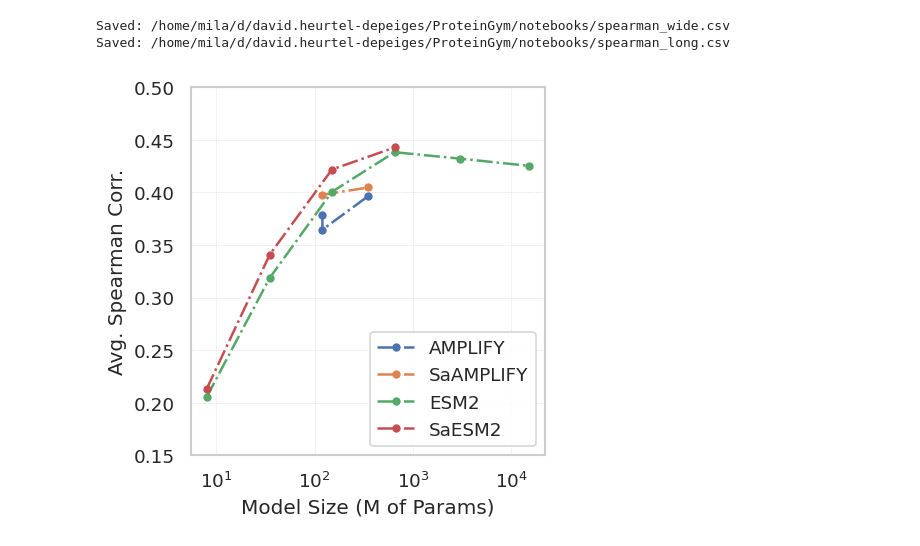
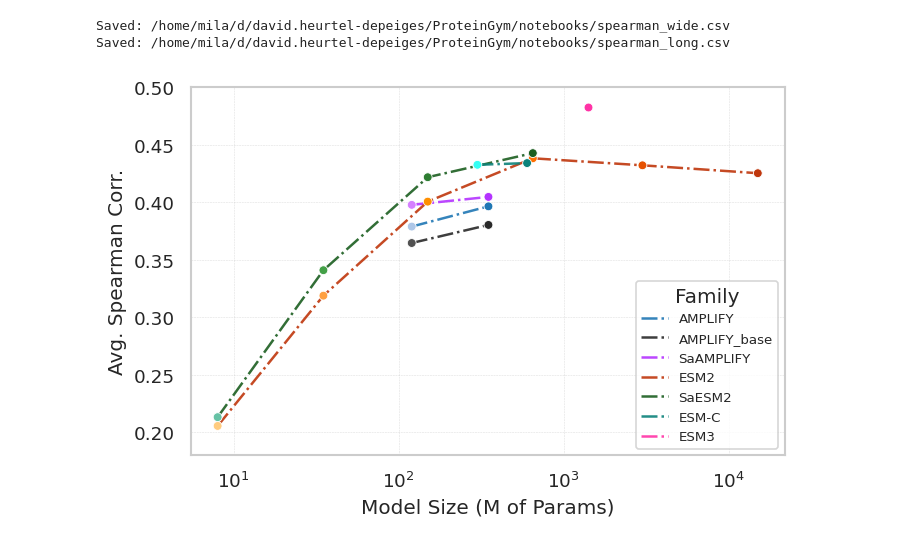
Before and after one commit to david-heurtel-depeiges/ProteinGym, a Jupyter notebook: notebooks/analyze_DMS_zero_shot_results.ipynb, the cells around one changed output. Saved outputs shown, nothing was run; the diff lists cells and outputs as text; code cells hidden in the pictures.

Commit message:
Result analysis

```diff
--- a/notebooks/analyze_DMS_zero_shot_results.ipynb
+++ b/notebooks/analyze_DMS_zero_shot_results.ipynb
@@ -217,6 +221,7 @@ model_paths = {
     "AMPLIFY_350M": "/network/scratch/d/david.heurtel-depeiges/proteingym/results/zero_shot_substitutions_scores/AMPLIFY/350M_hf_mm",
     "AMPLIFY_120M": "/network/scratch/d/david.heurtel-depeiges/proteingym/results/zero_shot_substitutions_scores/AMPLIFY/120M_hf_mm",
     "AMPLIFY_120M_base": "/network/scratch/d/david.heurtel-depeiges/proteingym/results/zero_shot_substitutions_scores/AMPLIFY/120Mbase_hf_mm",
+    "AMPLIFY_350M_base": "/home/mila/d/david.heurtel-depeiges/scratch/proteingym/results/zero_shot_substitutions_scores/AMPLIFY/350Mbase_hf_mm",
     "ESM2 (8M)": "precomputed",
     "ESM2 (35M)": "precomputed",
     "ESM2 (150M)" : "precomputed",
@@ -231,12 +236,16 @@ model_paths = {
     "SaAMPLIFY_350M": "/network/scratch/d/david.heurtel-depeiges/proteingym/results/zero_shot_substitutions_scores/SaAMPLIFY/350M_hf_mm",
     "SaAMPLIFY_120M": "/network/scratch/d/david.heurtel-depeiges/proteingym/results/zero_shot_substitutions_scores/SaAMPLIFY/120M_hf_mm",
     # Add more models as needed
+    'ESM3 open (1.4B)' : "precomputed",
+    'ESM-C (300M)': "precomputed",
+    'ESM-C (600M)': "precomputed",
 }
 
 colors = {
     "AMPLIFY_350M": "#1f77b4",  # blue
     "AMPLIFY_120M": "#aec7e8",  # lighter blue
-    "AMPLIFY_120M_base": "#595f6c",  # blue gray
+    "AMPLIFY_120M_base": "#515151",  # light gray
+    "AMPLIFY_350M_base": "#292929",  # dark grey
     "ESM2 (8M)": "#ffcc80",      # light orange
     "ESM2 (35M)": "#ff9f40",     # medium-light orange
     "ESM2 (150M)": "#ff8f00",    # medium orange
@@ -251,12 +260,16 @@ colors = {
     "SaAMPLIFY_350M": "#b433ff",    # light purple
     "SaAMPLIFY_120M": "#d580ff",    # lighter purple
     # Add more colors as needed
+    'ESM3 open (1.4B)' : "#ff33a6",  # pink
+    'ESM-C (300M)': "#33fff3",       # cyan
+    'ESM-C (600M)': "#0c827a",       # light blue
 }
 
 model_sizes = { # In Millions of parameters
     "AMPLIFY_350M": 350,
     "AMPLIFY_120M": 120,
     "AMPLIFY_120M_base": 120,
+    "AMPLIFY_350M_base": 350,
     "ESM2 (8M)": 8,
     "ESM2 (35M)": 35,
     "ESM2 (150M)" : 150,
@@ -271,15 +284,20 @@ model_sizes = { # In Millions of parameters
     "SaESM2_8M": 8,
     "SaAMPLIFY_350M": 350,
     "SaAMPLIFY_120M": 120,
+    'ESM3 open (1.4B)' : 1400,
+    'ESM-C (300M)': 300,
+    'ESM-C (600M)': 600,
 }
 
 model_families = {
     "AMPLIFY": ["AMPLIFY_350M", "AMPLIFY_120M"],
-    "AMPLIFY_base": [],
+    "AMPLIFY_base": ["AMPLIFY_120M_base", "AMPLIFY_350M_base"],
     "SaAMPLIFY": ["SaAMPLIFY_350M", "SaAMPLIFY_120M"],
     "ESM2": ["ESM2 (35M)", "ESM2 (150M)", "ESM2 (650M)", "ESM2 (3B)", "ESM2 (15B)", "ESM2 (8M)"],
     # "myESM2": ["myESM2_8M"],
     "SaESM2": ["SaESM2_650M", "SaESM2_150M", "SaESM2_35M", "SaESM2_8M"],
+    "ESM-C": ["ESM-C (300M)", "ESM-C (600M)"],
+    "ESM3": ["ESM3 open (1.4B)"],
     # Add more model families as needed
 }
 # %%
@@ -380,36 +399,61 @@ else:
 Saved: /home/mila/d/david.heurtel-depeiges/ProteinGym/notebooks/spearman_wide.csv
 Saved: /home/mila/d/david.heurtel-depeiges/ProteinGym/notebooks/spearman_long.csv
 # %%
-# Plot the average performance vs model size for each model family
+# Plot the average performance vs model size for each model family, using the defined color scheme
 
-if 'long_df' in globals() and not long_df.empty and model_sizes and model_families:
-    plt.figure(figsize=(4, 4))
+if 'long_df' in globals() and not long_df.empty and model_sizes and model_families and 'colors' in globals():
+    plt.figure(figsize=(6, 4))
     for family, models in model_families.items():
-        family_data = long_df[long_df['model'].isin(models)]
-        avg_per_model = family_data.groupby('model')['spearman'].mean().reset_index()
-        avg_per_model['size'] = avg_per_model['model'].map(model_sizes)
-        avg_per_model = avg_per_model.dropna(subset=['size'])
-        # Sort by model size
-        avg_per_model = avg_per_model.sort_values('size')
-        if not avg_per_model.empty:
-            plt.plot(avg_per_model['size'],
-                    avg_per_model['spearman'],
-                    marker='o',
-                    linestyle='-.',
-                    label=family,
-                    markersize=4,
-                    linewidth=1.5,
-                )
+        fam_models = [m for m in models if m in long_df['model'].unique()]
+        if not fam_models:
+            continue
 
+        family_data = long_df[long_df['model'].isin(fam_models)]
+        avg_per_model = (
+            family_data.groupby('model', as_index=False)['spearman']
+            .mean()
+            .assign(size=lambda d: d['model'].map(model_sizes))
+            .dropna(subset=['size'])
+            .sort_values('size')
+        )
+        if avg_per_model.empty:
+            continue
+
+        # Line color: use the largest model in the family to represent family color
+        line_color_model = avg_per_model.iloc[-1]['model']
+        line_color = colors.get(line_color_model, None)
+
+        plt.plot(
+            avg_per_model['size'],
+            avg_per_model['spearman'],
+            linestyle='-.',
+            color=line_color,
+            label=family,
+            markersize=0,
+            linewidth=1.5,
+            alpha=0.9,
+        )
+
+        # Point colors: per-model color from the color scheme
+        point_colors = [colors.get(m, '#333333') for m in avg_per_model['model']]
+        plt.scatter(
+            avg_per_model['size'],
+            avg_per_model['spearman'],
+            s=28,
+            color=point_colors,
+            edgecolor='white',
+            linewidth=0.5,
+            zorder=3,
+        )
 
     plt.xscale('log')
     plt.xlabel('Model Size (M of Params)')
     plt.ylabel('Avg. Spearman Corr.')
-    plt.ylim(0.15, 0.5)
-    plt.axhline(0.0, color='k', lw=1, ls='--', alpha=0.5) # horizontal line at 0
+    plt.ylim(0.18, 0.5)
+    plt.axhline(0.0, color='k', lw=1, ls='--', alpha=0.5)
     plt.grid(True, which="major", ls="--", linewidth=0.3, alpha=0.7)
-    plt.legend()
+    plt.legend(title='Family', fontsize=8)
     plt.tight_layout()
     plt.show()
 # %% [output]
-[figure, old version]
+[figure, new version]
```
Also changed, not shown: parts of 3 cells of this notebook, 1 other file.
